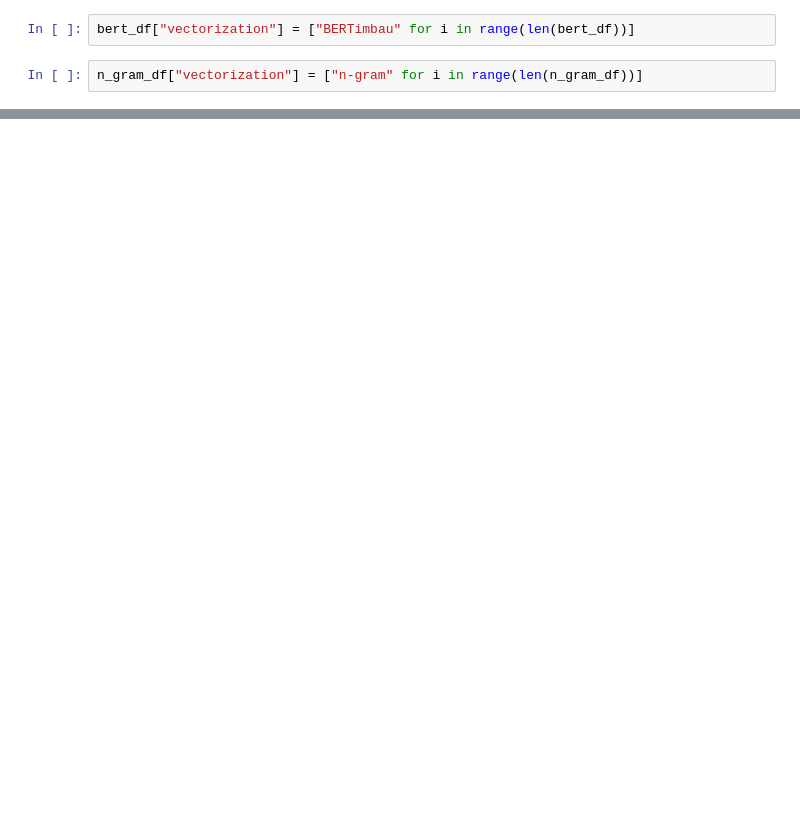
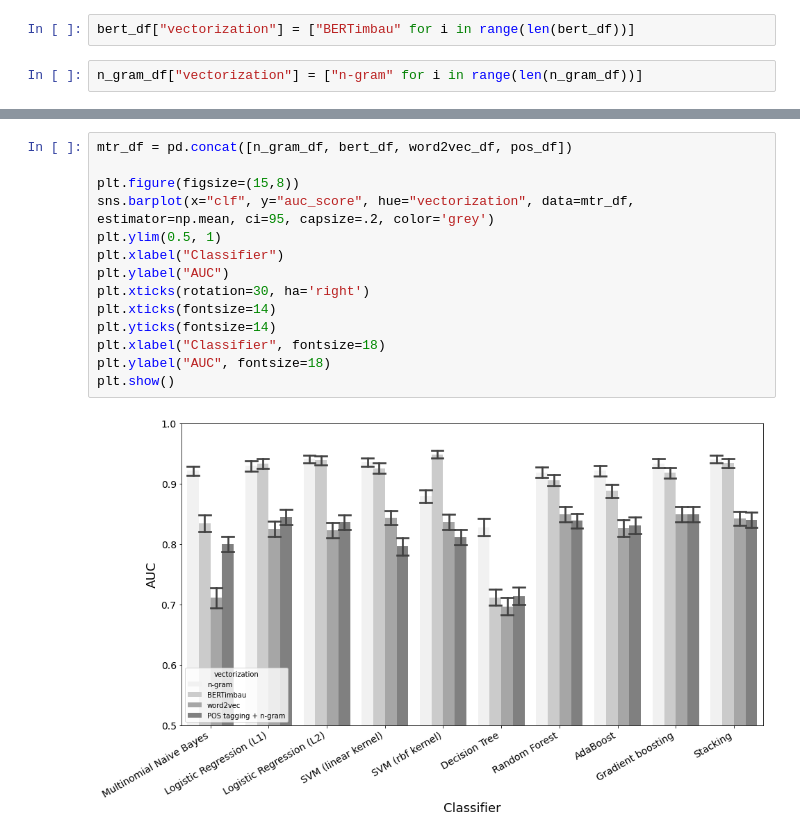
Before and after one commit to matiasvinicius/reddit-in-portuguese, a Jupyter notebook: notebooks/analysis/full_data.ipynb, the cells around one changed output, grey strips where cells are left out. Saved outputs shown, nothing was run; the diff lists cells and outputs as text; blank space fills up the shorter version.

```diff
--- a/notebooks/analysis/full_data.ipynb
+++ b/notebooks/analysis/full_data.ipynb
@@ -72,0 +113,16 @@ plt.show()
+# %%
+mtr_df = pd.concat([n_gram_df, bert_df, word2vec_df, pos_df])
+
+plt.figure(figsize=(15,8))
+sns.barplot(x="clf", y="auc_score", hue="vectorization", data=mtr_df, estimator=np.mean, ci=95, capsize=.2, color='grey')
+plt.ylim(0.5, 1)
+plt.xlabel("Classifier")
+plt.ylabel("AUC")
+plt.xticks(rotation=30, ha='right')
+plt.xticks(fontsize=14)
+plt.yticks(fontsize=14)
+plt.xlabel("Classifier", fontsize=18)
+plt.ylabel("AUC", fontsize=18)
+plt.show()
+# %% [output]
+[figure, added]
```
Also changed, not shown: parts of 17 cells of this notebook.
